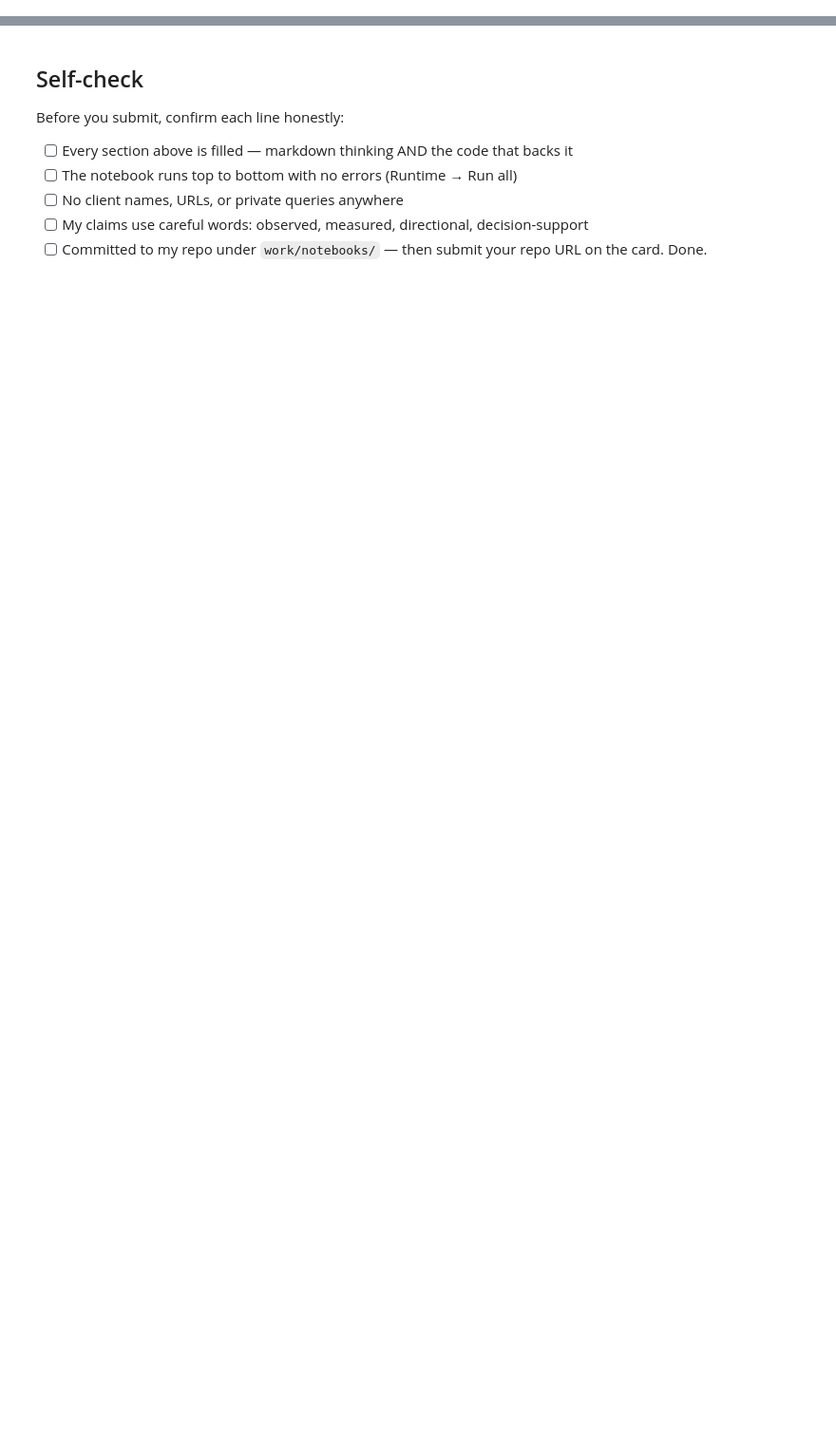
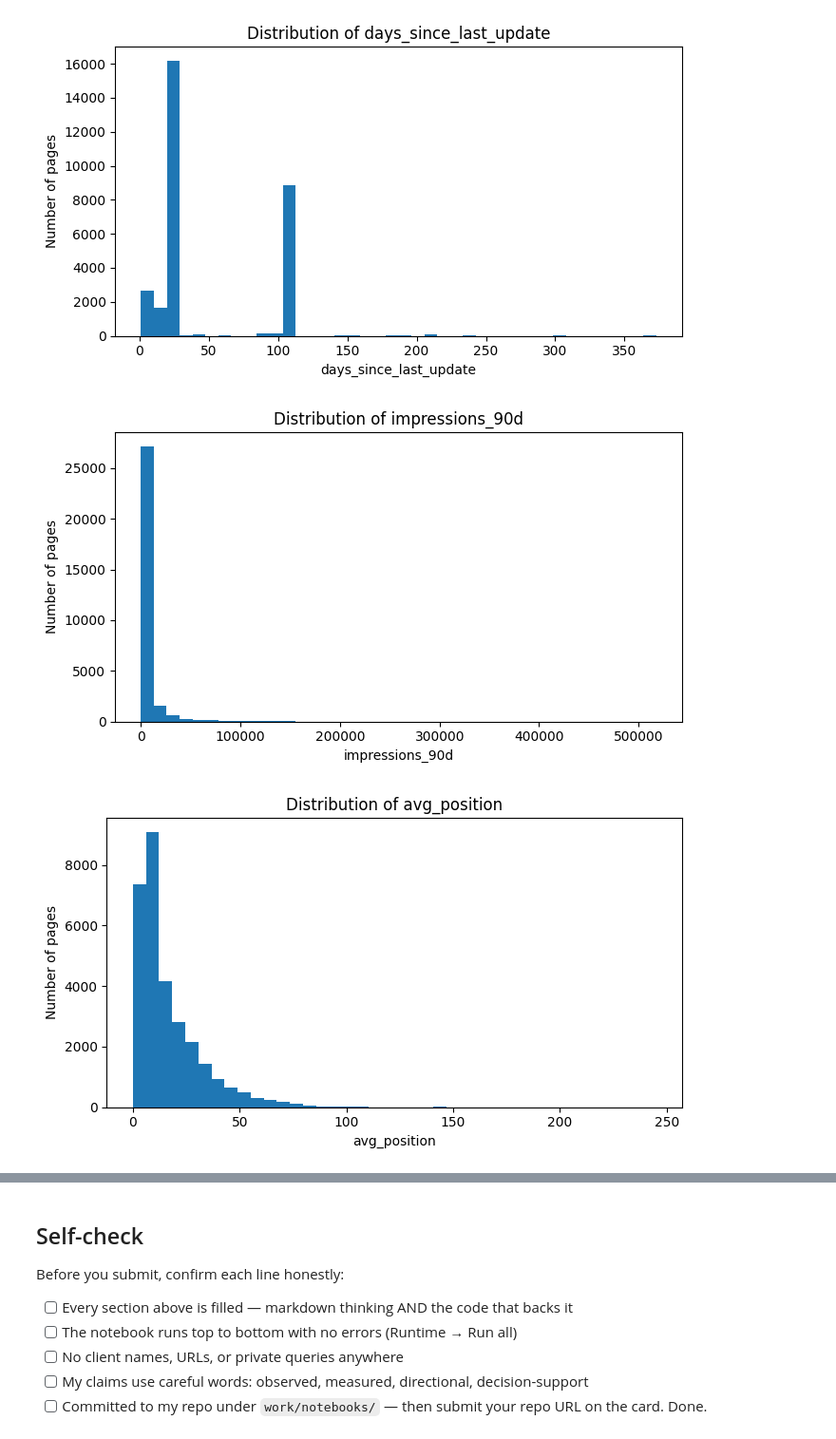
Before and after one commit to PrishaSolanki-coder/flyrank-ml-internship, a Jupyter notebook: work/notebooks/w04_signal_audit.ipynb, the cells around one changed output, grey strips where cells are left out. Shown at 95% size. Drawn from its saved outputs; the diff is of its cells as text; code cells hidden in the pictures; blank space fills up the shorter version.

```diff
--- a/work/notebooks/w04_signal_audit.ipynb
+++ b/work/notebooks/w04_signal_audit.ipynb
@@ -33,0 +13,70 @@ This skeleton is yours to fill. Work the sections **in order** — each one has
+# %%
+import pandas as pd
+import numpy as np
+import matplotlib.pyplot as plt
+
+# Load FlyRank dataset
+url = "https://raw.githubusercontent.com/PrishaSolanki-coder/flyrank-ml-internship/main/data/raw/content_refresh_anonymized.csv"
+
+df = pd.read_csv(url)
+
+# Create label
+df["is_declining_label"] = (
+    df["trend_direction"].astype(str).str.lower() == "down"
+).astype(int)
+
+# Key fields for signal audit
+signal_cols = [
+    "days_since_last_update",
+    "impressions_90d",
+    "avg_position",
+    "search_volume",
+    "word_count"
+]
+
+# Distribution summary
+print("Dataset shape:", df.shape)
+
+print("\nDistribution summary:")
+print(
+    df[signal_cols]
+    .describe(percentiles=[0.25, 0.50, 0.75, 0.90, 0.99])
+    .T
+)
+
+# Histograms
+for col in signal_cols:
+    plt.figure(figsize=(7, 4))
+
+    values = pd.to_numeric(
+        df[col],
+        errors="coerce"
+    ).dropna()
+
+    plt.hist(values, bins=40)
+
+    plt.title(f"Distribution of {col}")
+    plt.xlabel(col)
+    plt.ylabel("Number of pages")
+
+    plt.tight_layout()
+    plt.show()
+
+# Log distributions for heavy-tailed fields
+for col in ["search_volume", "impressions_90d", "word_count"]:
+    plt.figure(figsize=(7, 4))
+
+    values = pd.to_numeric(
+        df[col],
+        errors="coerce"
+    ).dropna()
+
+    plt.hist(np.log1p(values), bins=40)
+
+    plt.title(f"Log distribution of {col}")
+    plt.xlabel(f"log1p({col})")
+    plt.ylabel("Number of pages")
+
+    plt.tight_layout()
+    plt.show()
+# %% [output]
@@ -33,0 +99,3 @@ This skeleton is yours to fill. Work the sections **in order** — each one has
+[figure, added]
+[figure, added]
+[figure, added]
```
Also changed, not shown: parts of 14 cells of this notebook.
